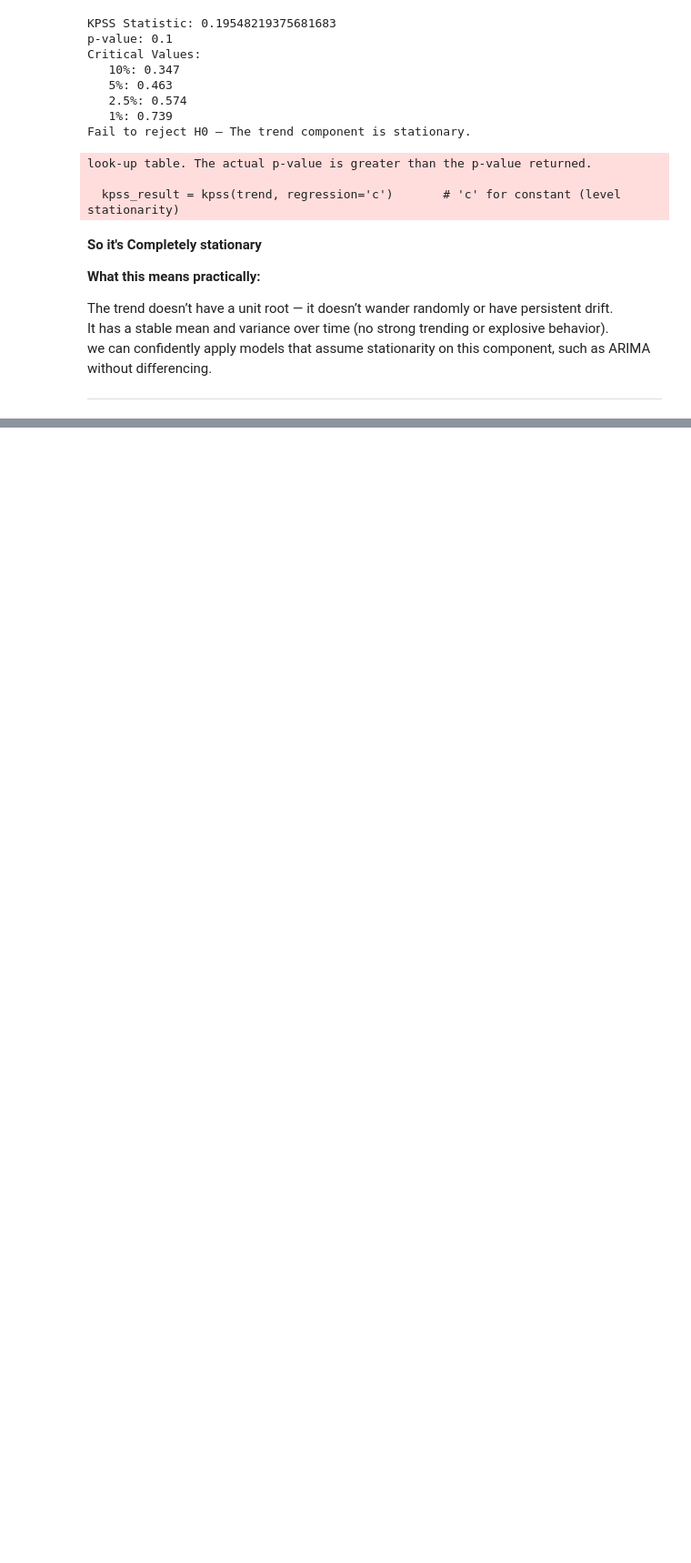
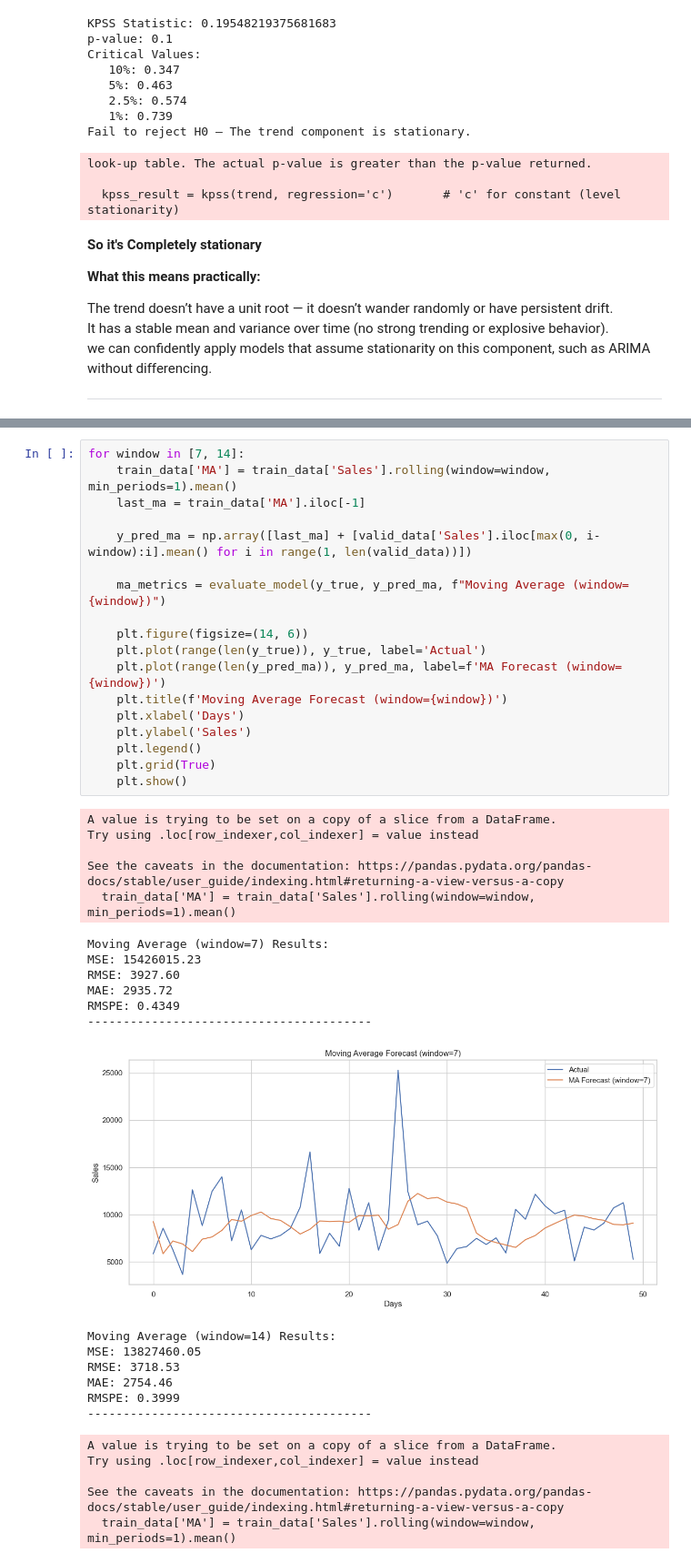
Before and after one commit to ali2yman/Rossman-Store---Time-Series-Analysis-Project, a Jupyter notebook: code.ipynb, the cells around one changed output, grey strips where cells are left out. Shown at 91% size. Cells and saved outputs as stored; diff of their text form; blank space fills up the shorter version.

```diff
--- a/code.ipynb
+++ b/code.ipynb
@@ -522,0 +588,42 @@ we can confidently apply models that assume stationarity on this component, such
+# %%
+for window in [7, 14]:
+    train_data['MA'] = train_data['Sales'].rolling(window=window, min_periods=1).mean()
+    last_ma = train_data['MA'].iloc[-1]
+
+    y_pred_ma = np.array([last_ma] + [valid_data['Sales'].iloc[max(0, i-window):i].mean() for i in range(1, len(valid_data))])
+
+    ma_metrics = evaluate_model(y_true, y_pred_ma, f"Moving Average (window={window})")
+
+    plt.figure(figsize=(14, 6))
+    plt.plot(range(len(y_true)), y_true, label='Actual')
+    plt.plot(range(len(y_pred_ma)), y_pred_ma, label=f'MA Forecast (window={window})')
+    plt.title(f'Moving Average Forecast (window={window})')
+    plt.xlabel('Days')
+    plt.ylabel('Sales')
+    plt.legend()
+    plt.grid(True)
+    plt.show()
+# %% [output]
+A value is trying to be set on a copy of a slice from a DataFrame.
+Try using .loc[row_indexer,col_indexer] = value instead
+
+See the caveats in the documentation: https://pandas.pydata.org/pandas-docs/stable/user_guide/indexing.html#returning-a-view-versus-a-copy
+  train_data['MA'] = train_data['Sales'].rolling(window=window, min_periods=1).mean()
+Moving Average (window=7) Results:
+MSE: 15426015.23
+RMSE: 3927.60
+MAE: 2935.72
+RMSPE: 0.4349
+----------------------------------------
+[figure, added]
+Moving Average (window=14) Results:
+MSE: 13827460.05
+RMSE: 3718.53
+MAE: 2754.46
+RMSPE: 0.3999
+----------------------------------------
+A value is trying to be set on a copy of a slice from a DataFrame.
+Try using .loc[row_indexer,col_indexer] = value instead
+
+See the caveats in the documentation: https://pandas.pydata.org/pandas-docs/stable/user_guide/indexing.html#returning-a-view-versus-a-copy
+  train_data['MA'] = train_data['Sales'].rolling(window=window, min_periods=1).mean()
```
Also changed, not shown: parts of 17 cells of this notebook.
